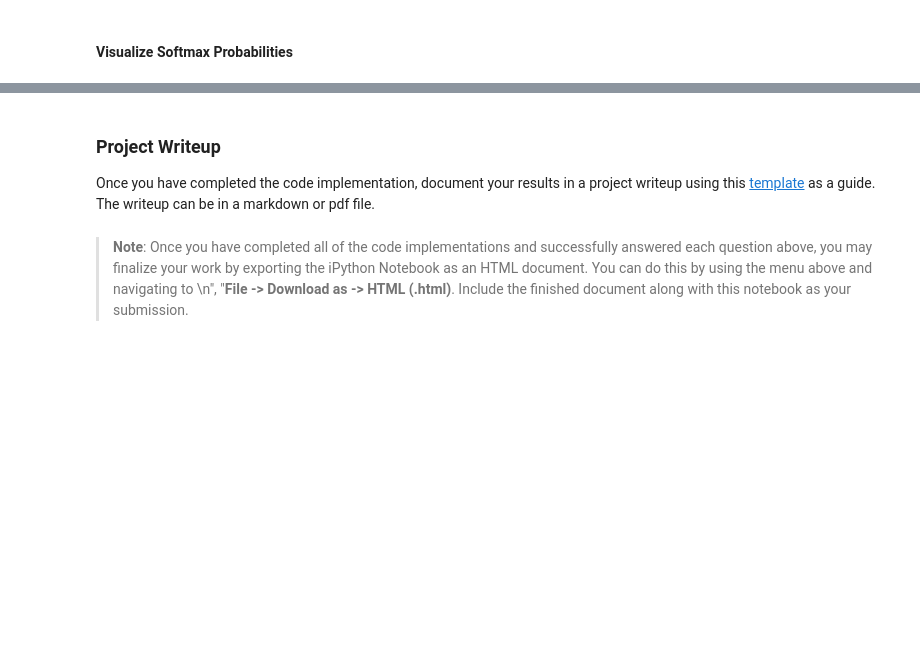
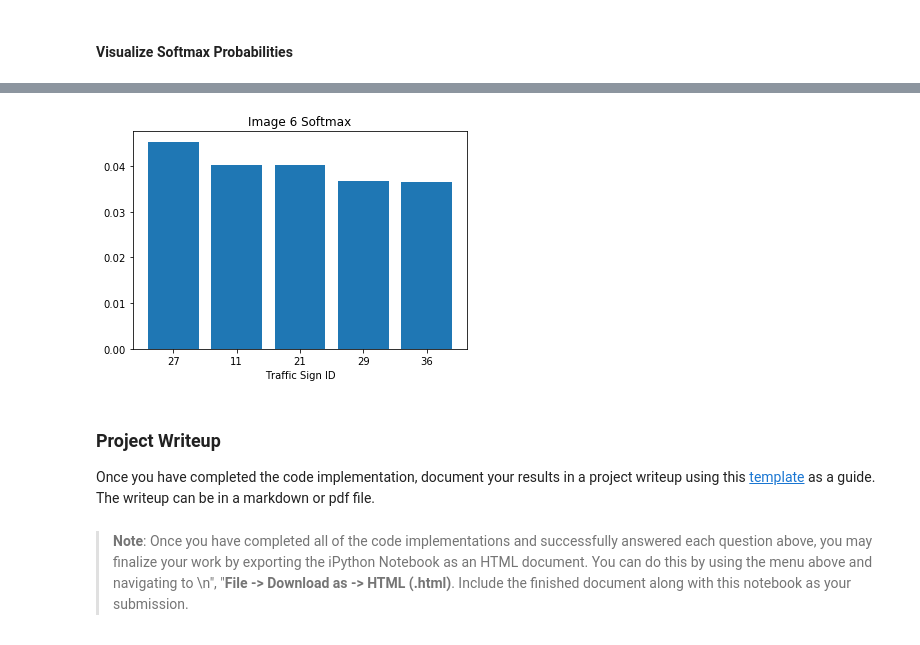
Before and after one commit to trimcao/sdcnd-p2-traffic-signs-classifier, a Jupyter notebook: Traffic_Sign_Classifier.ipynb, the cells around one changed output, grey strips where cells are left out. Drawn from its saved outputs; the diff is of its cells as text; code cells hidden in the pictures; blank space fills up the shorter version.

```diff
--- a/Traffic_Sign_Classifier.ipynb
+++ b/Traffic_Sign_Classifier.ipynb
@@ -751,3 +750,8 @@ plot_softmax(top5.indices[4], top5.values[4], title='Image 5 Softmax')
+# %%
+plot_softmax(top5.indices[5], top5.values[5], title='Image 6 Softmax')
+plt.savefig('./test/softmax/softmax_6.png')
+# %% [output]
+[figure, added]
 # %% [markdown]
 ### Project Writeup
 
```
Also changed, not shown: parts of 12 cells of this notebook, 16 other files.
